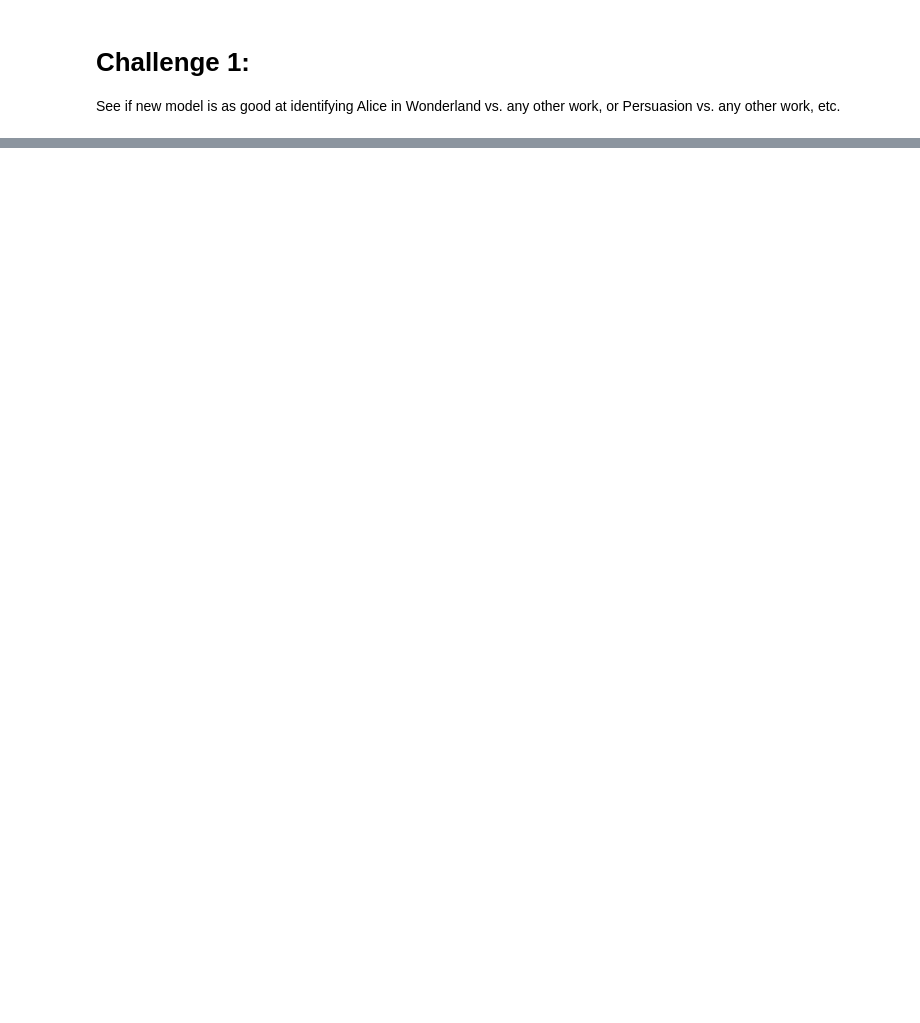
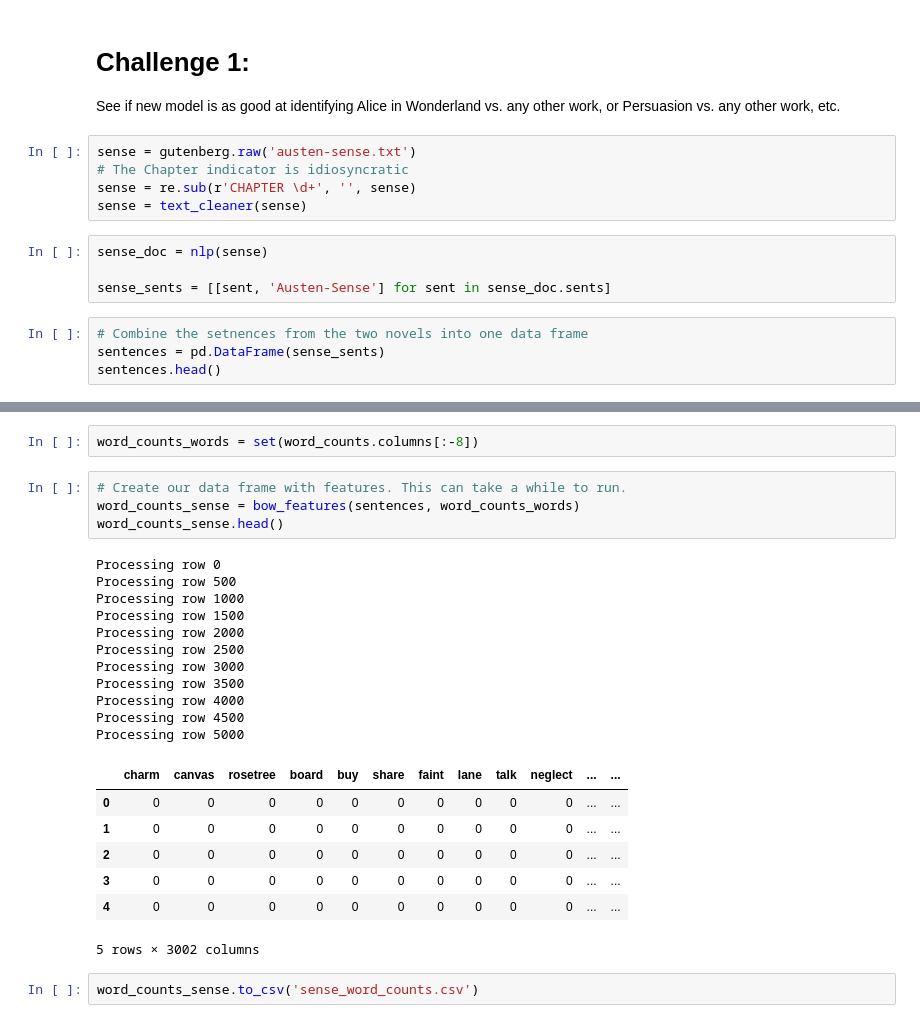
Before and after one commit to cbevis/U4_L4_NLP, a Jupyter notebook: U4_L4_P2_supervised_problem.ipynb, the cells around one changed output, grey strips where cells are left out. Cells and saved outputs as stored; diff of their text form; blank space fills up the shorter version.

```diff
--- a/U4_L4_P2_supervised_problem.ipynb
+++ b/U4_L4_P2_supervised_problem.ipynb
@@ -258,3 +297,16 @@ word_counts.head()
 # %% [markdown]
 # Challenge 1:
 See if new model is as good at identifying Alice in Wonderland vs. any other work, or Persuasion vs. any other work, etc.
+# %%
+sense = gutenberg.raw('austen-sense.txt')
+# The Chapter indicator is idiosyncratic
+sense = re.sub(r'CHAPTER \d+', '', sense)
+sense = text_cleaner(sense)
+# %%
+sense_doc = nlp(sense)
+
+sense_sents = [[sent, 'Austen-Sense'] for sent in sense_doc.sents]
+# %%
+# Combine the setnences from the two novels into one data frame
+sentences = pd.DataFrame(sense_sents)
+sentences.head()
@@ -260,0 +340,27 @@ See if new model is as good at identifying Alice in Wonderland vs. any other wor
+# %%
+word_counts_words = set(word_counts.columns[:-8])
+# %%
+# Create our data frame with features. This can take a while to run.
+word_counts_sense = bow_features(sentences, word_counts_words)
+word_counts_sense.head()
+# %% [output]
+Processing row 0
+Processing row 500
+Processing row 1000
+Processing row 1500
+Processing row 2000
+Processing row 2500
+Processing row 3000
+Processing row 3500
+Processing row 4000
+Processing row 4500
+Processing row 5000
+|  | charm | canvas | rosetree | board | buy | share | faint | lane | talk | neglect | ... | ... |
+| 0 | 0 | 0 | 0 | 0 | 0 | 0 | 0 | 0 | 0 | 0 | ... | ... |
+| 1 | 0 | 0 | 0 | 0 | 0 | 0 | 0 | 0 | 0 | 0 | ... | ... |
+| 2 | 0 | 0 | 0 | 0 | 0 | 0 | 0 | 0 | 0 | 0 | ... | ... |
+| 3 | 0 | 0 | 0 | 0 | 0 | 0 | 0 | 0 | 0 | 0 | ... | ... |
+| 4 | 0 | 0 | 0 | 0 | 0 | 0 | 0 | 0 | 0 | 0 | ... | ... |
+5 rows × 3002 columns
+# %%
+word_counts_sense.to_csv('sense_word_counts.csv')
```
Also changed, not shown: parts of 18 cells of this notebook, 3 other files.
